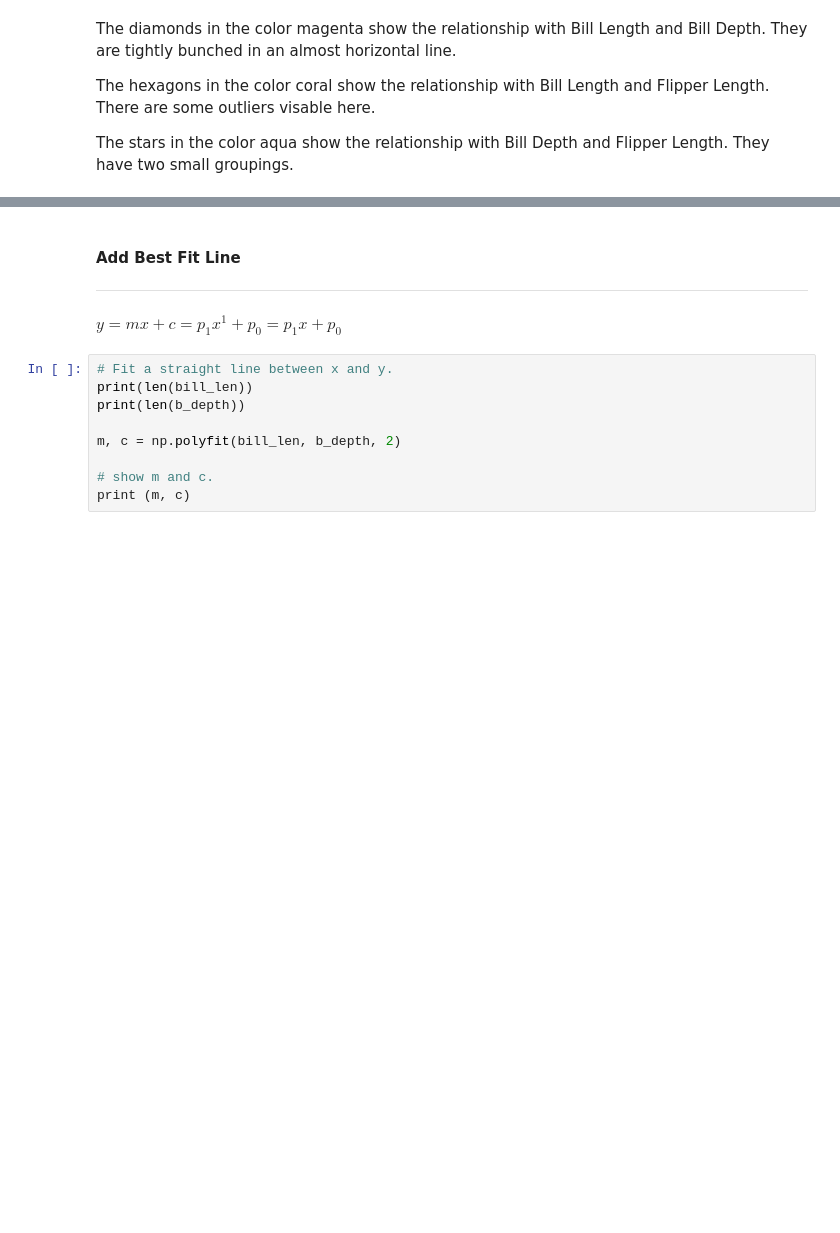
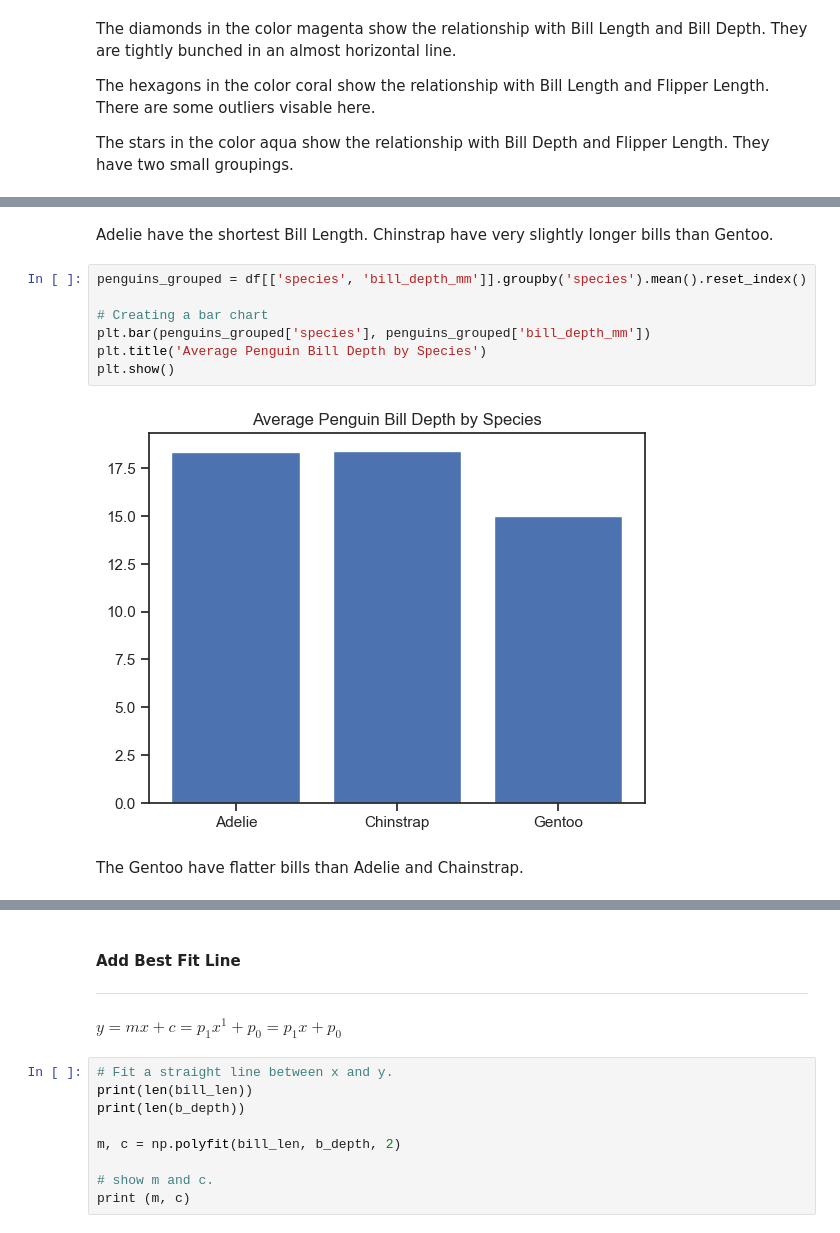
Before and after one commit to Roisin2/mywork, a Jupyter notebook: penguins.ipynb, the cells around one changed output, grey strips where cells are left out. Cells and saved outputs as stored; diff of their text form; blank space fills up the shorter version.

```diff
--- a/penguins.ipynb
+++ b/penguins.ipynb
@@ -307 +327,14 @@ The stars in the color aqua show the relationship with Bill Depth and Flipper Le
+# %% [markdown]
+Adelie have the shortest Bill Length. Chinstrap have very slightly longer bills than Gentoo.
+# %%
+penguins_grouped = df[['species', 'bill_depth_mm']].groupby('species').mean().reset_index()
+
+# Creating a bar chart
+plt.bar(penguins_grouped['species'], penguins_grouped['bill_depth_mm'])
+plt.title('Average Penguin Bill Depth by Species')
+plt.show()
+# %% [output]
+[figure, added]
+# %% [markdown]
+The Gentoo have flatter bills than Adelie and Chainstrap.
 # %%
```
Also changed, not shown: parts of 16 cells of this notebook, 1 other file.
